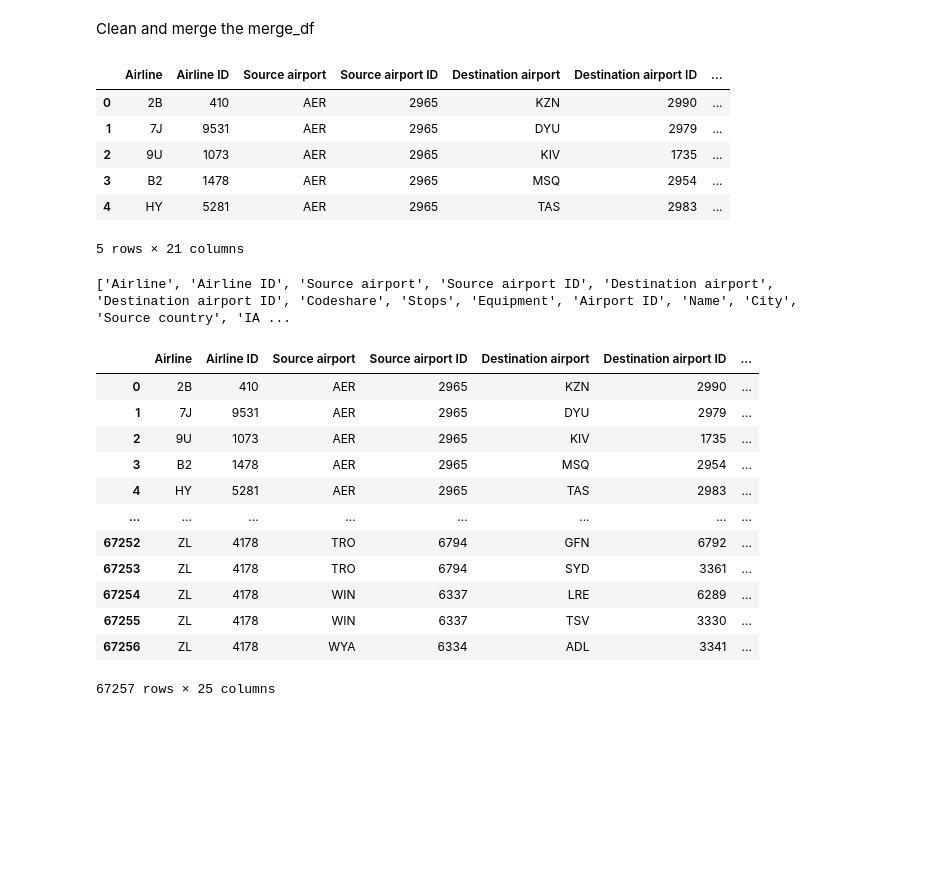
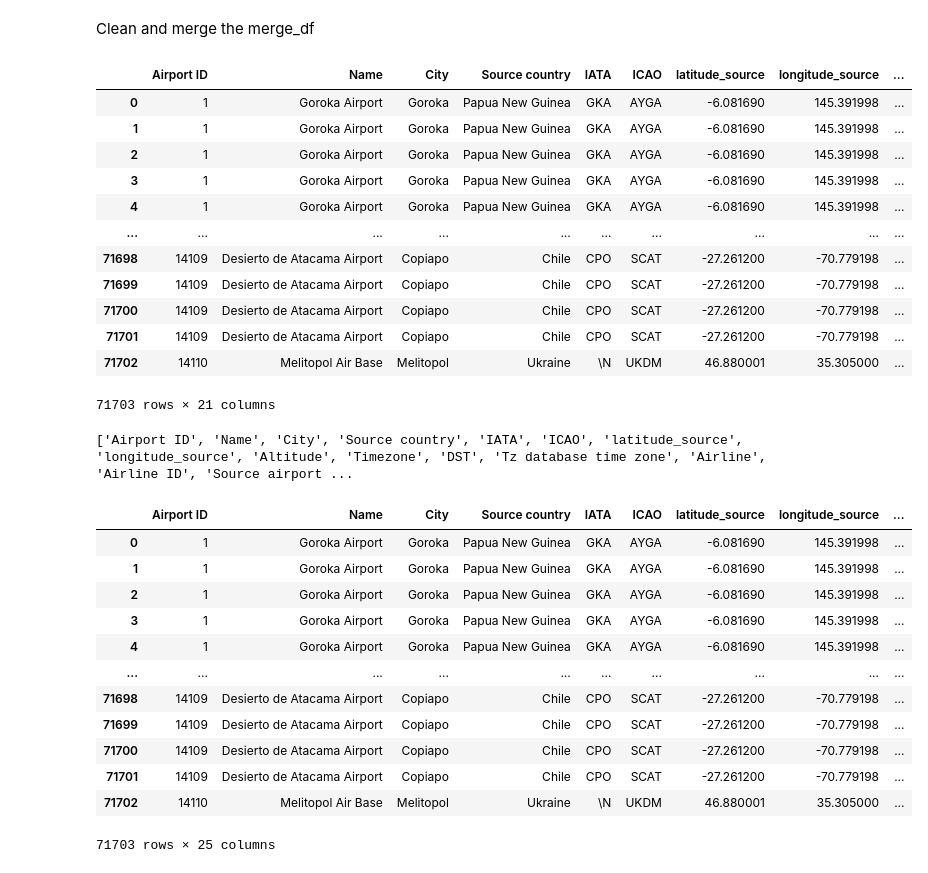
Before and after one commit to CarolinaAparicio2001/ADPRO, a Jupyter notebook: Clean_and_merge_the_merge_df.ipynb, the cells around one changed output. Cells and saved outputs as stored; diff of their text form; code cells hidden in the pictures; blank space fills up the shorter version.

```diff
--- a/Clean_and_merge_the_merge_df.ipynb
+++ b/Clean_and_merge_the_merge_df.ipynb
@@ -15,17 +15,23 @@ airports_df = airports_df.drop(['Type', 'Source'], axis=1)
 routes_df= routes.drop(routes.columns[0], axis=1).reset_index(drop=True)
 airplanes_df= airplanes.drop(airplanes.columns[0], axis=1).reset_index(drop=True)
 # %%
-merge_df_1 = pd.merge(routes_df, airports_df, left_on="Source airport", right_on="IATA")
+merge_df_1 = pd.merge(airports_df,routes_df, left_on="IATA", right_on="Source airport", how="left")
 merge_df_1 = merge_df_1.rename(columns={"Country": "Source country","Latitude": "latitude_source","Longitude": "longitude_source"})
-merge_df_1.head(5)
+merge_df_1
 # %% [output]
-|  | Airline | Airline ID | Source airport | Source airport ID | Destination airport | Destination airport ID | ... |
-| 0 | 2B | 410 | AER | 2965 | KZN | 2990 | ... |
-| 1 | 7J | 9531 | AER | 2965 | DYU | 2979 | ... |
-| 2 | 9U | 1073 | AER | 2965 | KIV | 1735 | ... |
-| 3 | B2 | 1478 | AER | 2965 | MSQ | 2954 | ... |
-| 4 | HY | 5281 | AER | 2965 | TAS | 2983 | ... |
+|  | Airport ID | Name | City | Source country | IATA | ICAO | latitude_source | longitude_source | ... |
+| 0 | 1 | Goroka Airport | Goroka | Papua New Guinea | GKA | AYGA | -6.081690 | 145.391998 | ... |
+| 1 | 1 | Goroka Airport | Goroka | Papua New Guinea | GKA | AYGA | -6.081690 | 145.391998 | ... |
+| 2 | 1 | Goroka Airport | Goroka | Papua New Guinea | GKA | AYGA | -6.081690 | 145.391998 | ... |
+| 3 | 1 | Goroka Airport | Goroka | Papua New Guinea | GKA | AYGA | -6.081690 | 145.391998 | ... |
+| 4 | 1 | Goroka Airport | Goroka | Papua New Guinea | GKA | AYGA | -6.081690 | 145.391998 | ... |
+| ... | ... | ... | ... | ... | ... | ... | ... | ... | ... |
+| 71698 | 14109 | Desierto de Atacama Airport | Copiapo | Chile | CPO | SCAT | -27.261200 | -70.779198 | ... |
+| 71699 | 14109 | Desierto de Atacama Airport | Copiapo | Chile | CPO | SCAT | -27.261200 | -70.779198 | ... |
+| 71700 | 14109 | Desierto de Atacama Airport | Copiapo | Chile | CPO | SCAT | -27.261200 | -70.779198 | ... |
+| 71701 | 14109 | Desierto de Atacama Airport | Copiapo | Chile | CPO | SCAT | -27.261200 | -70.779198 | ... |
+| 71702 | 14110 | Melitopol Air Base | Melitopol | Ukraine | \N | UKDM | 46.880001 | 35.305000 | ... |
-5 rows × 21 columns
+71703 rows × 21 columns
 # %%
 # Assuming merge_df is your DataFrame
 column_names = merge_df_1.columns.tolist()
@@ -33,25 +39,25 @@ column_names = merge_df_1.columns.tolist()
 # Print or use the column names as needed
 print(column_names)
 # %% [output]
-['Airline', 'Airline ID', 'Source airport', 'Source airport ID', 'Destination airport', 'Destination airport ID', 'Codeshare', 'Stops', 'Equipment', 'Airport ID', 'Name', 'City', 'Source country', 'IA ...
+['Airport ID', 'Name', 'City', 'Source country', 'IATA', 'ICAO', 'latitude_source', 'longitude_source', 'Altitude', 'Timezone', 'DST', 'Tz database time zone', 'Airline', 'Airline ID', 'Source airport ...
 # %%
-merge_df_2 = pd.merge(merge_df_1,airports_df[["IATA", "Country", "Latitude", "Longitude"]],left_on="Source airport",right_on="IATA")
+merge_df_2 = pd.merge(merge_df_1,airports_df[["IATA", "Country", "Latitude", "Longitude"]],left_on="Source airport",right_on="IATA", how='left')
 merge_df_2 = merge_df_2.rename(columns={'IATA_x':"IATA", "Country": "Destination country","Latitude": "latitude_destination","Longitude": "longitude_destination"})
 merge_df_2
 # %% [output]
-|  | Airline | Airline ID | Source airport | Source airport ID | Destination airport | Destination airport ID | ... |
-| 0 | 2B | 410 | AER | 2965 | KZN | 2990 | ... |
-| 1 | 7J | 9531 | AER | 2965 | DYU | 2979 | ... |
-| 2 | 9U | 1073 | AER | 2965 | KIV | 1735 | ... |
-| 3 | B2 | 1478 | AER | 2965 | MSQ | 2954 | ... |
-| 4 | HY | 5281 | AER | 2965 | TAS | 2983 | ... |
-| ... | ... | ... | ... | ... | ... | ... | ... |
-| 67252 | ZL | 4178 | TRO | 6794 | GFN | 6792 | ... |
-| 67253 | ZL | 4178 | TRO | 6794 | SYD | 3361 | ... |
-| 67254 | ZL | 4178 | WIN | 6337 | LRE | 6289 | ... |
-| 67255 | ZL | 4178 | WIN | 6337 | TSV | 3330 | ... |
-| 67256 | ZL | 4178 | WYA | 6334 | ADL | 3341 | ... |
+|  | Airport ID | Name | City | Source country | IATA | ICAO | latitude_source | longitude_source | ... |
+| 0 | 1 | Goroka Airport | Goroka | Papua New Guinea | GKA | AYGA | -6.081690 | 145.391998 | ... |
+| 1 | 1 | Goroka Airport | Goroka | Papua New Guinea | GKA | AYGA | -6.081690 | 145.391998 | ... |
+| 2 | 1 | Goroka Airport | Goroka | Papua New Guinea | GKA | AYGA | -6.081690 | 145.391998 | ... |
+| 3 | 1 | Goroka Airport | Goroka | Papua New Guinea | GKA | AYGA | -6.081690 | 145.391998 | ... |
+| 4 | 1 | Goroka Airport | Goroka | Papua New Guinea | GKA | AYGA | -6.081690 | 145.391998 | ... |
+| ... | ... | ... | ... | ... | ... | ... | ... | ... | ... |
+| 71698 | 14109 | Desierto de Atacama Airport | Copiapo | Chile | CPO | SCAT | -27.261200 | -70.779198 | ... |
+| 71699 | 14109 | Desierto de Atacama Airport | Copiapo | Chile | CPO | SCAT | -27.261200 | -70.779198 | ... |
+| 71700 | 14109 | Desierto de Atacama Airport | Copiapo | Chile | CPO | SCAT | -27.261200 | -70.779198 | ... |
+| 71701 | 14109 | Desierto de Atacama Airport | Copiapo | Chile | CPO | SCAT | -27.261200 | -70.779198 | ... |
+| 71702 | 14110 | Melitopol Air Base | Melitopol | Ukraine | \N | UKDM | 46.880001 | 35.305000 | ... |
-67257 rows × 25 columns
+71703 rows × 25 columns
 # %%
 # Assuming merge_df is your DataFrame
 column_names = merge_df_2.columns.tolist()
```
Also changed, not shown: parts of 12 cells of this notebook.
